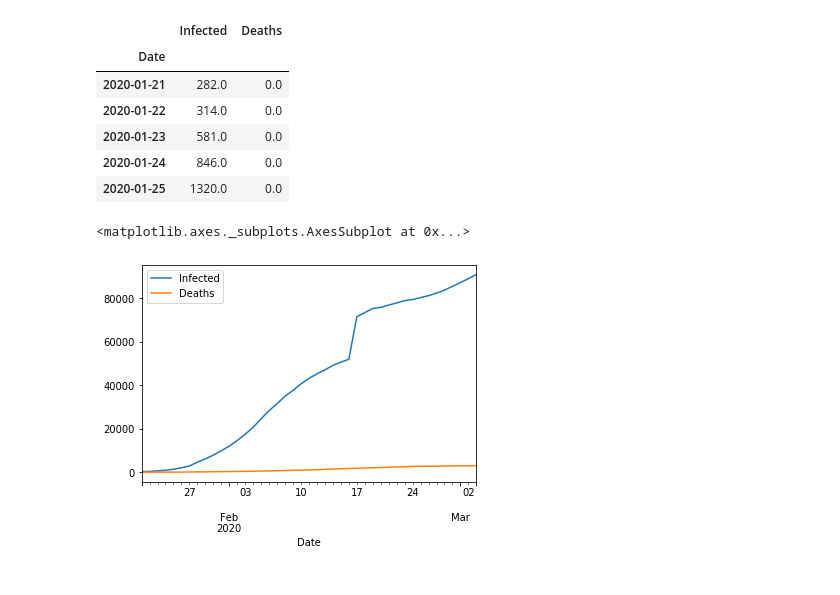
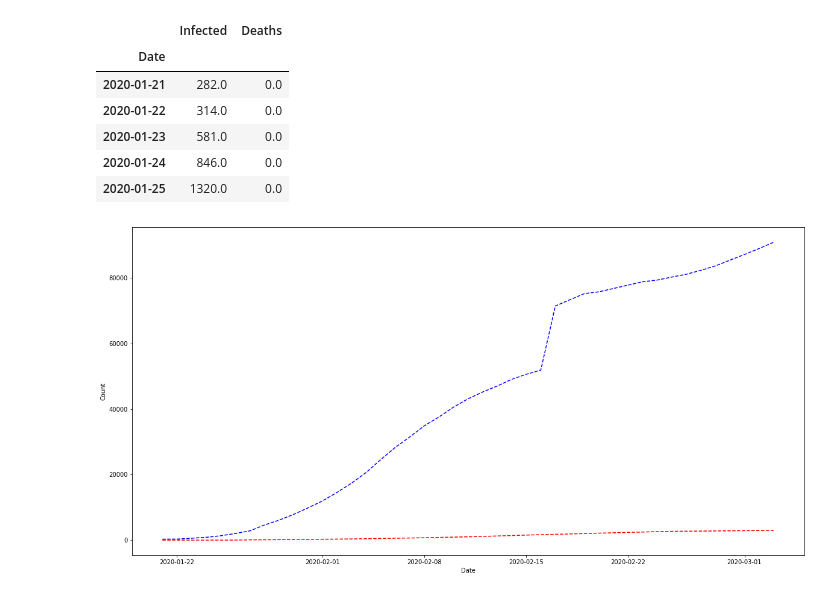
Before and after one commit to asrjy/covid-lstm, a Jupyter notebook: main.ipynb, the cells around one changed output. Cells and saved outputs as stored; diff of their text form; code cells hidden in the pictures.

```diff
--- a/main.ipynb
+++ b/main.ipynb
@@ -148,11 +149,15 @@ df.head()
 | 2020-01-23 | 581.0 | 0.0 |
 | 2020-01-24 | 846.0 | 0.0 |
 | 2020-01-25 | 1320.0 | 0.0 |
-# %%
-df.plot()
-# %% [output]
-<matplotlib.axes._subplots.AxesSubplot at 0x...>
-[figure, removed]
+# %%
+plt.figure(figsize=(20, 10))
+plt.plot(df.Infected, 'b--')
+plt.plot(df.Deaths, 'r--')
+plt.ylabel("Count")
+plt.xlabel("Date")
+plt.show()
+# %% [output]
+[figure, added]
 # %%
 infected, deaths = csv_updater.get_nums()
 # %%
```
Also changed, not shown: parts of 16 cells of this notebook, 2 other files.
